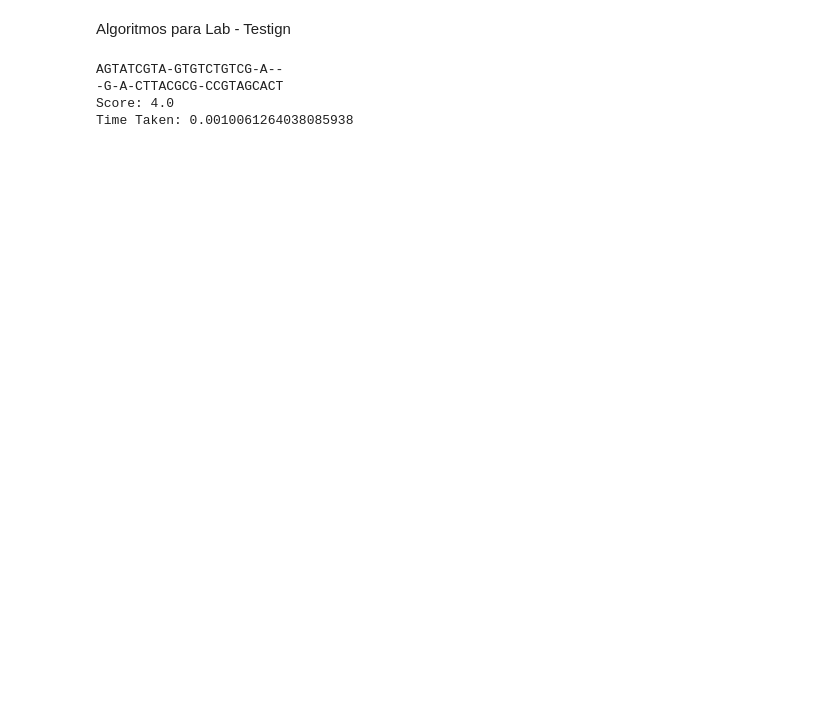
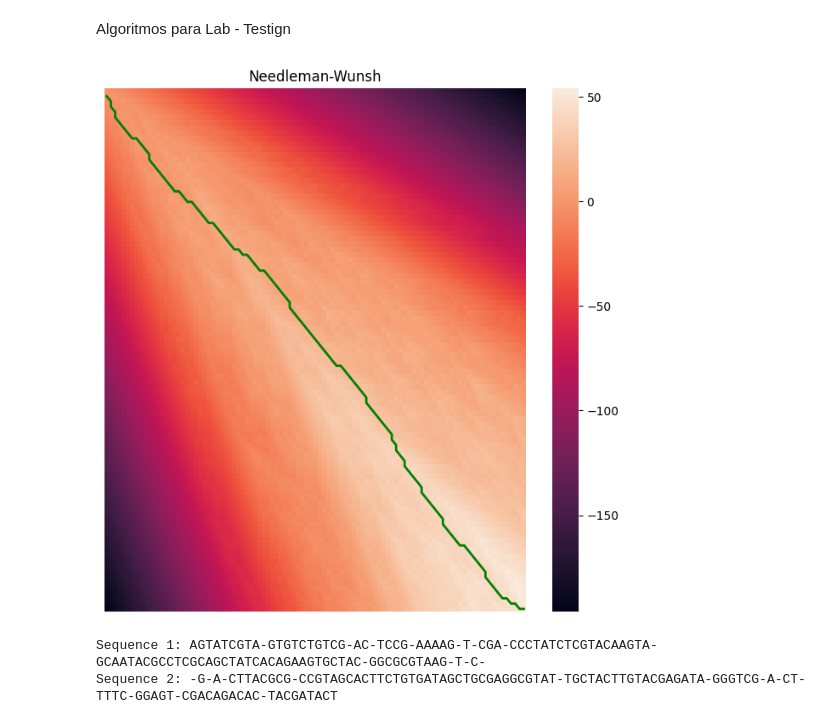
Before and after one commit to ch0fas/ArchivosMT, a Jupyter notebook: algos_lab1.ipynb, the cells around one changed output. Cells and saved outputs as stored; diff of their text form; code cells hidden in the pictures; blank space fills up the shorter version.

```diff
--- a/algos_lab1.ipynb
+++ b/algos_lab1.ipynb
@@ -12,13 +10,13 @@ import numpy as np
-# %%
-def similarity(a,b):
-    if a == b:
-        return MATCH_SCORE
-    else:
-        return MISMATCH_PENALTY
 # %%
-def needleman_wunsch(seq1, seq2):
+def needleman_wunsch(seq1, seq2, MATCH_SCORE, MISMATCH_PENALTY, GAP_PENALTY):
 
     start = time.time()
+
+    def similarity(a,b, MATCH_SCORE, MISMATCH_PENALTY):
+        if a == b:
+            return MATCH_SCORE
+        else:
+            return MISMATCH_PENALTY
 
     # Creating the empty matrix
     nwm = np.zeros((len(seq1) + 1,len(seq2) + 1))
@@ -46,11 +44,16 @@ def needleman_wunsch(seq1, seq2):
 
     sequence1 = ''
     sequence2 = ''
+    path_x = []
+    path_y = []
 
     i, j = len(seq1), len(seq2)
 
     while (i > 0 or j > 0):
-        if (i > 0 and j > 0 and nwm[i,j] == nwm[i-1,j-1] + similarity(seq1[i-1], seq2[j-1])):
+        path_x.append(i)
+        path_y.append(j)
+
+        if (i > 0 and j > 0 and nwm[i,j] == nwm[i-1,j-1] + similarity(seq1[i-1], seq2[j-1], MATCH_SCORE, MISMATCH_PENALTY)):
             sequence1 = seq1[i-1] + sequence1
             sequence2 = seq2[j-1] + sequence2
             i -= 1
@@ -64,15 +67,28 @@ def needleman_wunsch(seq1, seq2):
             sequence2 = seq2[j-1] + sequence2
             j -= 1
 
-    #print(nwm)
-    print(sequence2)
-    print(sequence1)
-    print(f'Score: {nwm[len(seq1), len(seq2)]}')
-    print(f'Time Taken: {time.time() - start}')
+    score = nwm[len(seq1), len(seq2)]
+    time_taken = time.time() - start # The time taken to visualize the graph is not considered as time to complete the algorithm, so the timer stops here
+
+    plt.figure(figsize=(8,8))
+
+    sns.heatmap(nwm, xticklabels=[], yticklabels=[])
+
+    plt.plot([x + 0.5 for x in reversed(path_x)],
+             [y + 0.5 for y in reversed(path_y)],
+             linewidth = 2, color='green')
+
+    plt.title("Needleman-Wunsh")
+    plt.show()
+
+    return nwm, sequence2, sequence1, score, time_taken, path_x, path_y, seq2, seq1
 # %%
-needleman_wunsch("GACTTACGCGCCGTAGCACT",'AGTATCGTAGTGTCTGTCGA')
+aligned_1 = needleman_wunsch("GACTTACGCGCCGTAGCACTTCTGTGATAGCTGCGAGGCGTATTGCTACTTGTACGAGATAGGGTCGACTTTTCGGAGTCGACAGACACTACGATACT",'AGTATCGTAGTGTCTGTCGACTCCGAAAAGTCGACCCTATCTCGTACAAGTAGCAATACGCCTCGCAGCTATCACAGAAGTGCTACGGCGCGTAAGTC', 2, -1, -2)
 # %% [output]
-AGTATCGTA-GTGTCTGTCG-A--
--G-A-CTTACGCG-CCGTAGCACT
-Score: 4.0
-Time Taken: 0.0010061264038085938
+[figure, added]
+# %%
+print(f'Sequence 1: {aligned_1[1]}')
+print(f'Sequence 2: {aligned_1[2]}')
+# %% [output]
+Sequence 1: AGTATCGTA-GTGTCTGTCG-AC-TCCG-AAAAG-T-CGA-CCCTATCTCGTACAAGTA-GCAATACGCCTCGCAGCTATCACAGAAGTGCTAC-GGCGCGTAAG-T-C-
+Sequence 2: -G-A-CTTACGCG-CCGTAGCACTTCTGTGATAGCTGCGAGGCGTAT-TGCTACTTGTACGAGATA-GGGTCG-A-CT-TTTC-GGAGT-CGACAGACAC-TACGATACT
```
Also changed, not shown: parts of 2 cells of this notebook.
